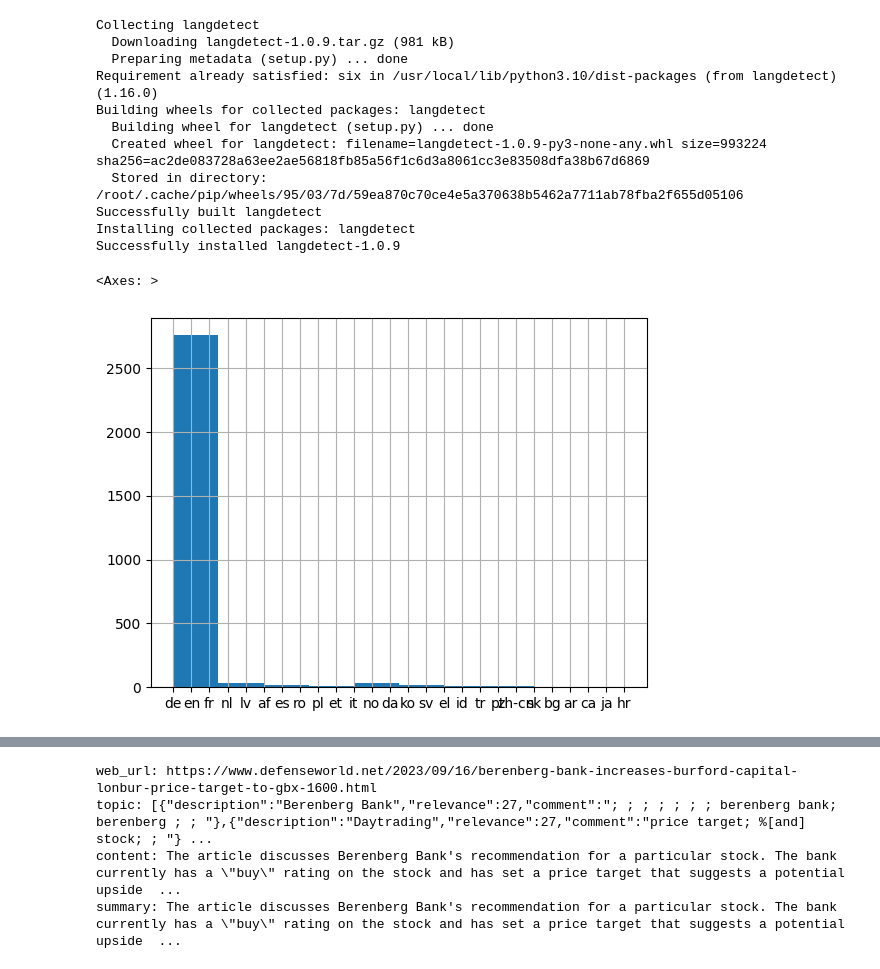
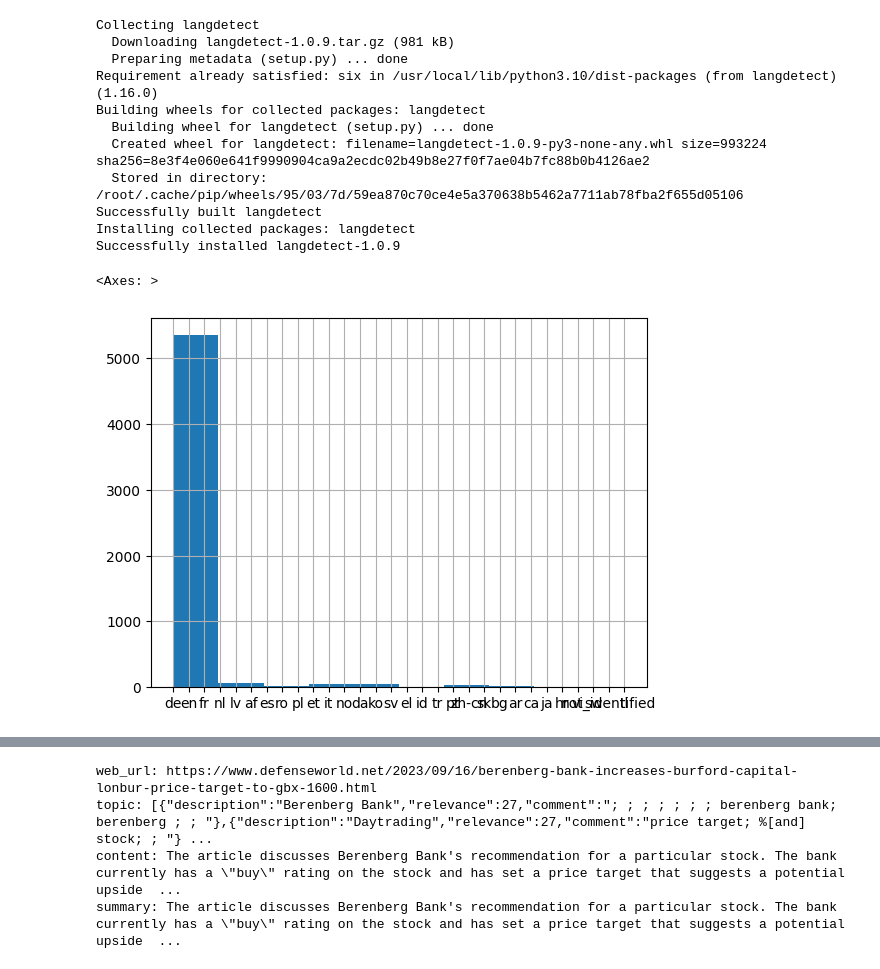
Before and after one commit to neelblabla/nlp_for_analysing_news_signals, a Jupyter notebook: 2_picking_signals_from_news_content/signals_in_news_content.ipynb, the cells around one changed output, grey strips where cells are left out. Saved outputs shown, nothing was run; the diff lists cells and outputs as text; code cells hidden in the pictures.

```diff
--- a/2_picking_signals_from_news_content/signals_in_news_content.ipynb
+++ b/2_picking_signals_from_news_content/signals_in_news_content.ipynb
@@ -44,28 +44,33 @@ news_df.language.hist()
 # %%
 # There are still rows of news that are wrongly labelled as English, even if they are not in English.
 # We check this through 'langdetect' python library
 !pip install langdetect
 from langdetect import detect, DetectorFactory
 
 DetectorFactory.seed = 0
 for index, row in news_df.iterrows():
-  news_df.at[index, 'language'] = detect(row['news_title'])
+  title_str = str(row['news_title']) if not pd.isnull(row['news_title']) else '' # Convert 'news_title' to string and handle potential NaN values
+
+  if len(title_str) > 3: # ensure that text has sufficient length for language detection
+    news_df.at[index, 'language'] = detect(title_str) # Use langdetect on the string
+  else:
+    news_df.at[index, 'language'] = 'not_identified'
 
 news_df.language.hist()
 # %% [output]
 Collecting langdetect
   Downloading langdetect-1.0.9.tar.gz (981 kB)
   Preparing metadata (setup.py) ... done
 Requirement already satisfied: six in /usr/local/lib/python3.10/dist-packages (from langdetect) (1.16.0)
 Building wheels for collected packages: langdetect
   Building wheel for langdetect (setup.py) ... done
-  Created wheel for langdetect: filename=langdetect-1.0.9-py3-none-any.whl size=993224 sha256=ac2de083728a63ee2ae56818fb85a56f1c6d3a8061cc3e83508dfa38b67d6869
+  Created wheel for langdetect: filename=langdetect-1.0.9-py3-none-any.whl size=993224 sha256=8e3f4e060e641f9990904ca9a2ecdc02b49b8e27f0f7ae04b7fc88b0b4126ae2
   Stored in directory: /root/.cache/pip/wheels/95/03/7d/59ea870c70ce4e5a370638b5462a7711ab78fba2f655d05106
 Successfully built langdetect
 Installing collected packages: langdetect
 Successfully installed langdetect-1.0.9
 <Axes: >
-[figure, old version]
+[figure, new version]
 # %%
 # hereonwards, only working on news with english language
 news_df_en = news_df[news_df.language == 'en']
```
Also changed, not shown: parts of 9 cells of this notebook, 2 other files.
